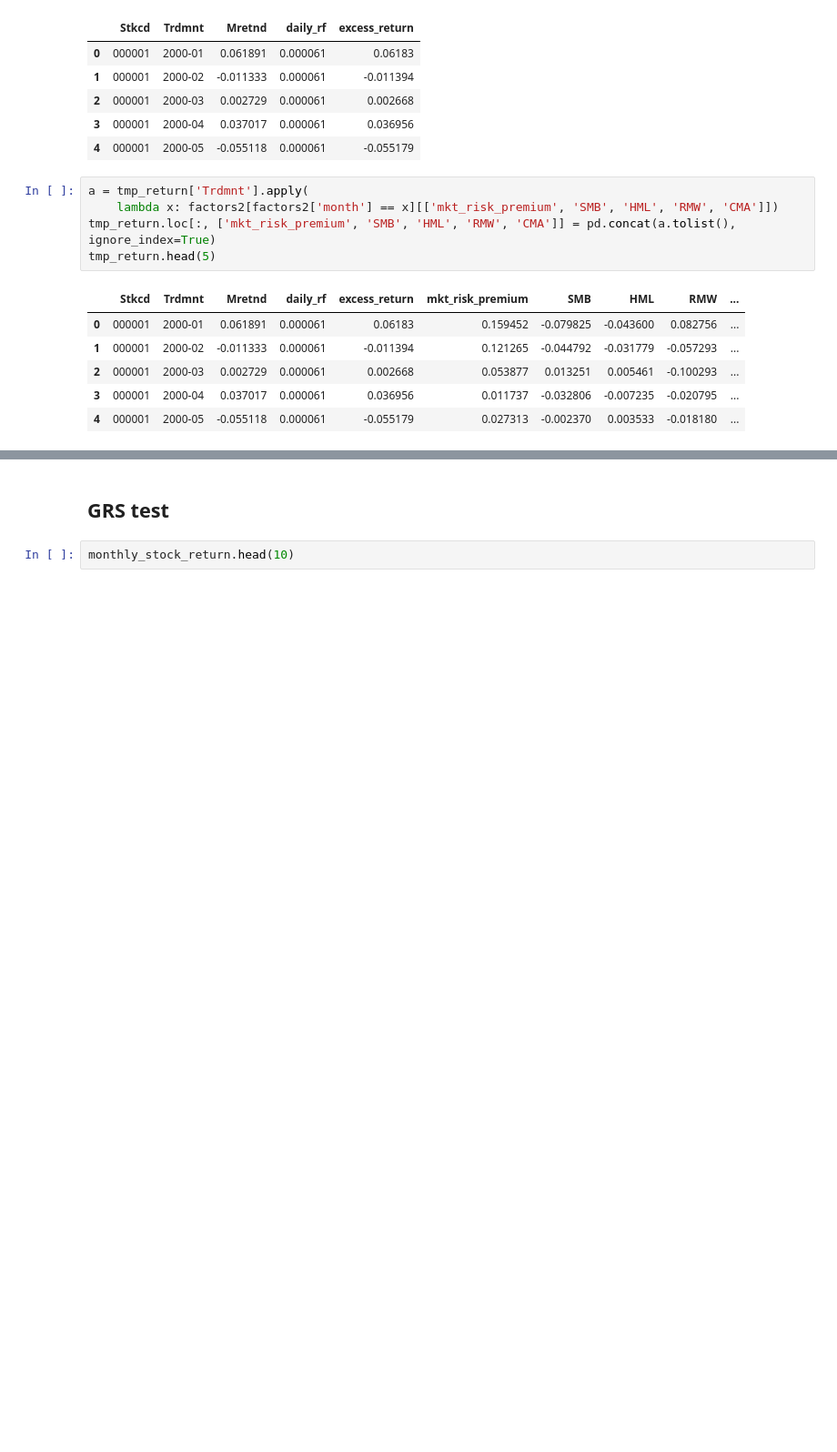
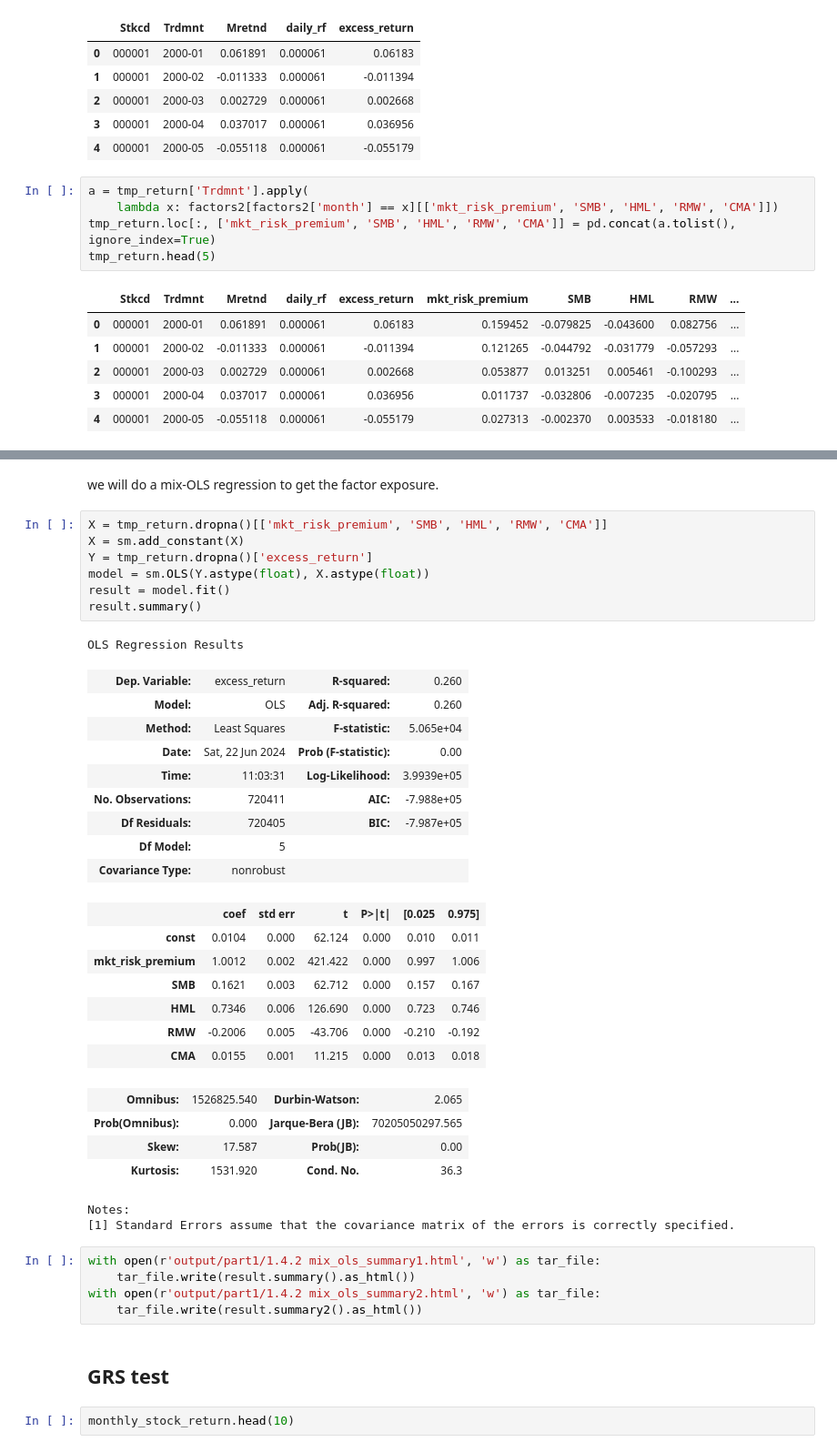
Before and after one commit to alex-fang123/investment_project, a Jupyter notebook: main-part1.ipynb, the cells around one changed output, grey strips where cells are left out. Shown: that part at 91% size. Saved outputs shown, nothing was run; the diff lists cells and outputs as text; blank space fills up the shorter version.

Commit message:
update part 1

```diff
--- a/main-part1.ipynb
+++ b/main-part1.ipynb
@@ -1553,6 +1591,44 @@ betas2.head(5)
 | 000003 | -0.058041 | 1.889844 | 0.013053 | 3.358012 | -0.695587 | 3.109231 | -2.186803 | 4.340988 | 0.009440 | 1.140606 | ... |
 | 000004 | 0.010873 | 0.940239 | 0.344005 | 1.034733 | -0.570897 | -0.016255 | 1.588938 | 10.670190 | 3.353449 | 4.445622 | ... |
 | 000005 | 0.004288 | 1.325810 | -0.067198 | 2.325978 | 0.145979 | 0.037380 | 0.396932 | 9.385564 | -0.415600 | 6.371722 | ... |
+# %% [markdown]
+we will do a mix-OLS regression to get the factor exposure.
+# %%
+X = tmp_return.dropna()[['mkt_risk_premium', 'SMB', 'HML', 'RMW', 'CMA']]
+X = sm.add_constant(X)
+Y = tmp_return.dropna()['excess_return']
+model = sm.OLS(Y.astype(float), X.astype(float))
+result = model.fit()
+result.summary()
+# %% [output]
+OLS Regression Results
+| Dep. Variable: | excess_return | R-squared: | 0.260 |
+| Model: | OLS | Adj. R-squared: | 0.260 |
+| Method: | Least Squares | F-statistic: | 5.065e+04 |
+| Date: | Sat, 22 Jun 2024 | Prob (F-statistic): | 0.00 |
+| Time: | 11:03:31 | Log-Likelihood: | 3.9939e+05 |
+| No. Observations: | 720411 | AIC: | -7.988e+05 |
+| Df Residuals: | 720405 | BIC: | -7.987e+05 |
+| Df Model: | 5 |  |  |
+| Covariance Type: | nonrobust |  |  |
+|  | coef | std err | t | P>|t| | [0.025 | 0.975] |
+| const | 0.0104 | 0.000 | 62.124 | 0.000 | 0.010 | 0.011 |
+| mkt_risk_premium | 1.0012 | 0.002 | 421.422 | 0.000 | 0.997 | 1.006 |
+| SMB | 0.1621 | 0.003 | 62.712 | 0.000 | 0.157 | 0.167 |
+| HML | 0.7346 | 0.006 | 126.690 | 0.000 | 0.723 | 0.746 |
+| RMW | -0.2006 | 0.005 | -43.706 | 0.000 | -0.210 | -0.192 |
+| CMA | 0.0155 | 0.001 | 11.215 | 0.000 | 0.013 | 0.018 |
+| Omnibus: | 1526825.540 | Durbin-Watson: | 2.065 |
+| Prob(Omnibus): | 0.000 | Jarque-Bera (JB): | 70205050297.565 |
+| Skew: | 17.587 | Prob(JB): | 0.00 |
+| Kurtosis: | 1531.920 | Cond. No. | 36.3 |
+Notes:
+[1] Standard Errors assume that the covariance matrix of the errors is correctly specified.
+# %%
+with open(r'output/part1/1.4.2 mix_ols_summary1.html', 'w') as tar_file:
+    tar_file.write(result.summary().as_html())
+with open(r'output/part1/1.4.2 mix_ols_summary2.html', 'w') as tar_file:
+    tar_file.write(result.summary2().as_html())
 # %% [markdown]
 ## GRS test
 # %%
```
Also changed, not shown: parts of 9 cells of this notebook, 16 other files.
